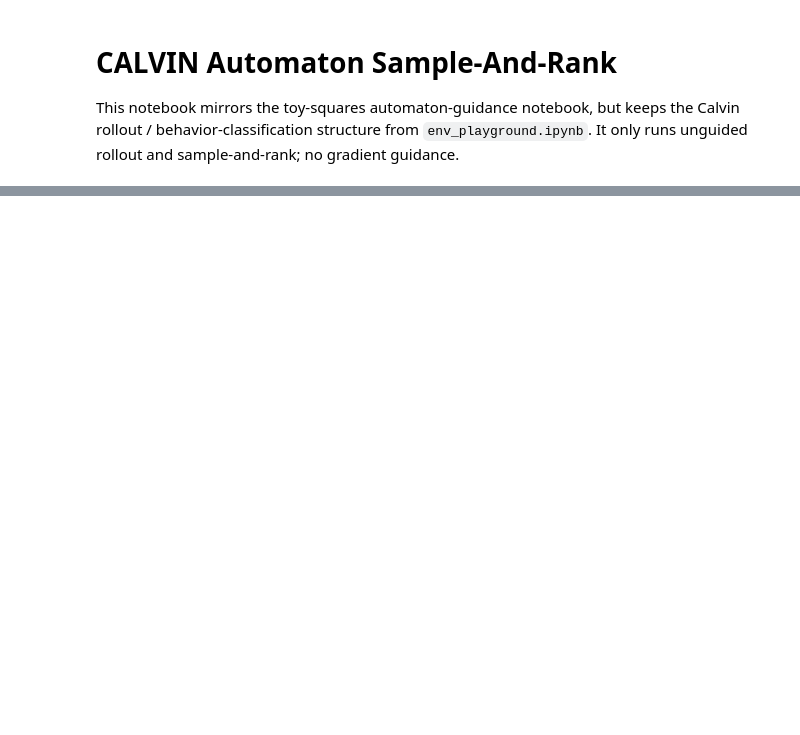
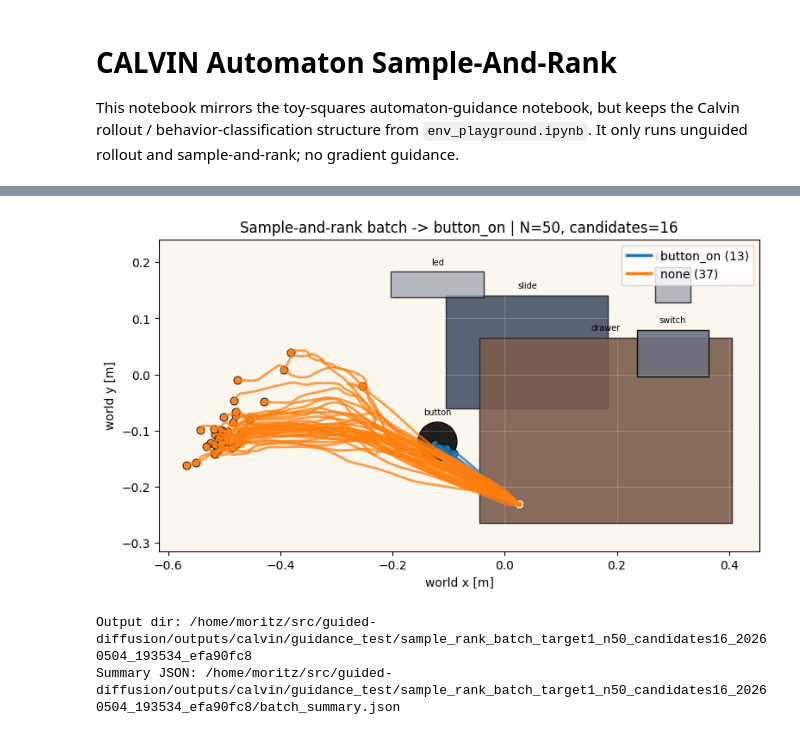
Before and after one commit to moritz-zoellner/guided-diffusion, a Jupyter notebook: calvin_experiments/automaton_guidance_calvin.ipynb, the cells around one changed output, grey strips where cells are left out. Saved outputs shown, nothing was run; the diff lists cells and outputs as text; code cells hidden in the pictures; blank space fills up the shorter version.

```diff
--- a/calvin_experiments/automaton_guidance_calvin.ipynb
+++ b/calvin_experiments/automaton_guidance_calvin.ipynb
@@ -753,11 +826,12 @@ def run_sample_rank_batch(target_label_idx, n_rollouts=20, seed_start=0, seeds=N
 
 
 # Target labels from label_calvin_world_model.py: 0=switch_on, 1=button_on, 2=drawer_open.
-BATCH_TARGET_LABEL_IDX = 2
-BATCH_N_ROLLOUTS = 10
-BATCH_SEED_START = 0
-BATCH_SEEDS = None  # Optional: set e.g. [0, 3, 7, 11] instead of using BATCH_SEED_START/BATCH_N_ROLLOUTS.
-BATCH_SAMPLE_AND_RANK_N = 1
+BATCH_TARGET_LABEL_IDX = 1
+BATCH_N_ROLLOUTS = 50
+# Keep this aligned with env_playground.GLOBAL_SEED when comparing N=1/no-guidance baselines.
+BATCH_SEED_START = 2
+BATCH_SEEDS = None  # Optional: set e.g. [2, 3, 7, 11] instead of using BATCH_SEED_START/BATCH_N_ROLLOUTS.
+BATCH_SAMPLE_AND_RANK_N = 16
 BATCH_HORIZON = 100
 
 batch_sample_rank_rollouts, batch_behavior_counts, batch_final_label_counts, batch_output_dir = run_sample_rank_batch(
@@ -768,3 +842,4 @@ batch_sample_rank_rollouts, batch_behavior_counts, batch_final_label_counts, bat
     n_candidates=BATCH_SAMPLE_AND_RANK_N,
     horizon=BATCH_HORIZON,
 )
+# %% [output]
@@ -770,0 +863,3 @@ batch_sample_rank_rollouts, batch_behavior_counts, batch_final_label_counts, bat
+[figure, added]
+Output dir: /home/moritz/src/guided-diffusion/outputs/calvin/guidance_test/sample_rank_batch_target1_n50_candidates16_20260504_193534_efa90fc8
+Summary JSON: /home/moritz/src/guided-diffusion/outputs/calvin/guidance_test/sample_rank_batch_target1_n50_candidates16_20260504_193534_efa90fc8/batch_summary.json
```
Also changed, not shown: parts of 4 cells of this notebook, 1 other file.
